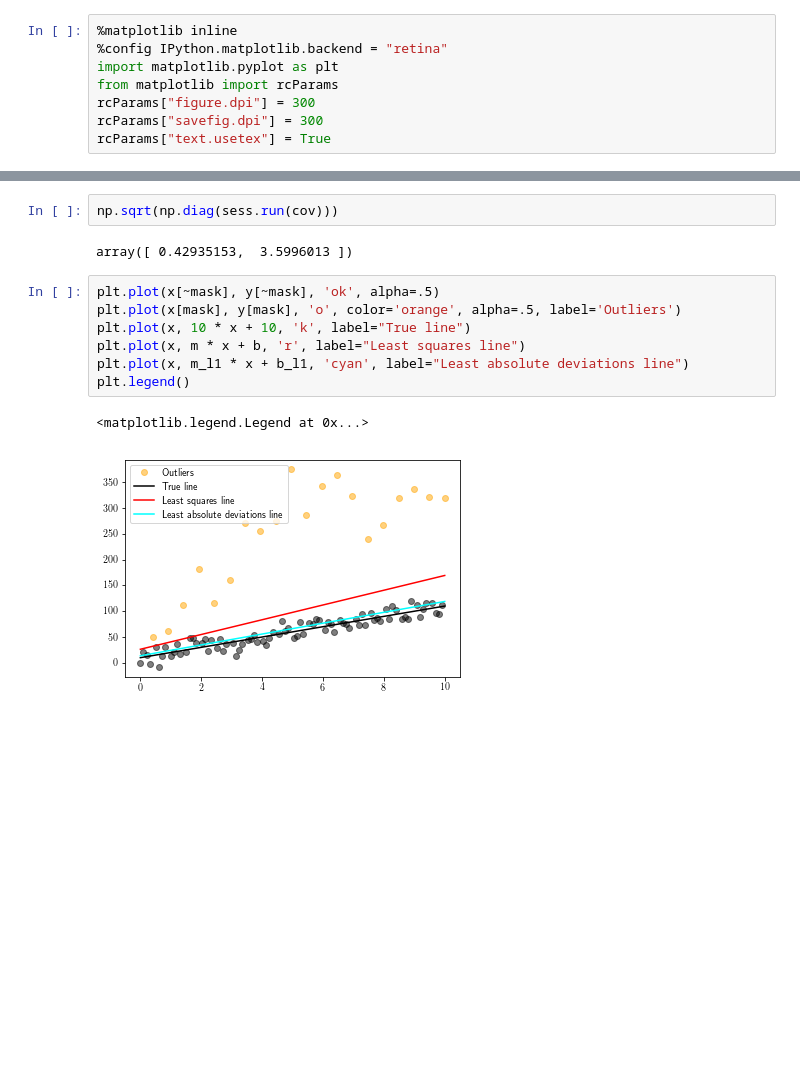
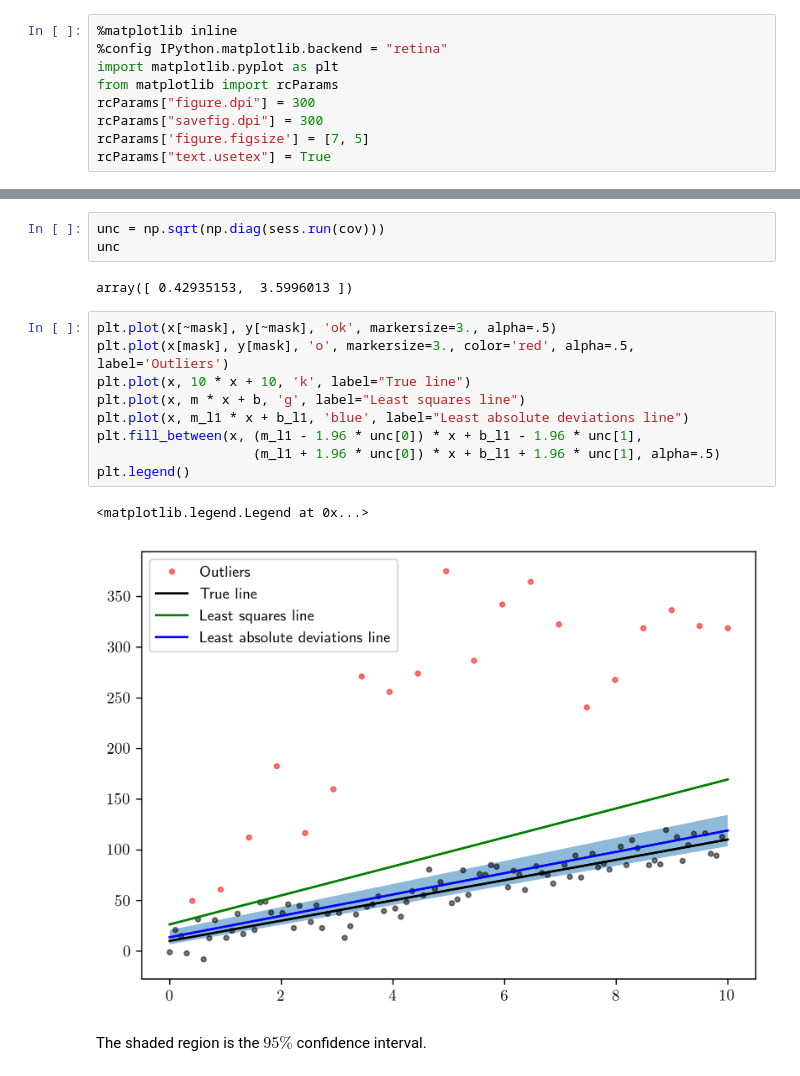
Before and after one commit to mirca/lad, a Jupyter notebook: python/docs/source/ipython_notebooks/getting-started.ipynb, the cells around one changed output, grey strips where cells are left out. Saved outputs shown, nothing was run; the diff lists cells and outputs as text; blank space fills up the shorter version.

```diff
--- a/python/docs/source/ipython_notebooks/getting-started.ipynb
+++ b/python/docs/source/ipython_notebooks/getting-started.ipynb
@@ -9,6 +9,7 @@ import matplotlib.pyplot as plt
 from matplotlib import rcParams
 rcParams["figure.dpi"] = 300
 rcParams["savefig.dpi"] = 300
+rcParams['figure.figsize'] = [7, 5]
 rcParams["text.usetex"] = True
 # %%
 import tensorflow as tf
@@ -77,16 +78,21 @@ m_l1, b_l1
 # %% [markdown]
 The uncertanties on the fitted coefficients are:
 # %%
-np.sqrt(np.diag(sess.run(cov)))
+unc = np.sqrt(np.diag(sess.run(cov)))
+unc
 # %% [output]
 array([ 0.42935153,  3.5996013 ])
 # %%
-plt.plot(x[~mask], y[~mask], 'ok', alpha=.5)
-plt.plot(x[mask], y[mask], 'o', color='orange', alpha=.5, label='Outliers')
+plt.plot(x[~mask], y[~mask], 'ok', markersize=3., alpha=.5)
+plt.plot(x[mask], y[mask], 'o', markersize=3., color='red', alpha=.5, label='Outliers')
 plt.plot(x, 10 * x + 10, 'k', label="True line")
-plt.plot(x, m * x + b, 'r', label="Least squares line")
-plt.plot(x, m_l1 * x + b_l1, 'cyan', label="Least absolute deviations line")
+plt.plot(x, m * x + b, 'g', label="Least squares line")
+plt.plot(x, m_l1 * x + b_l1, 'blue', label="Least absolute deviations line")
+plt.fill_between(x, (m_l1 - 1.96 * unc[0]) * x + b_l1 - 1.96 * unc[1],
+                    (m_l1 + 1.96 * unc[0]) * x + b_l1 + 1.96 * unc[1], alpha=.5)
 plt.legend()
 # %% [output]
 <matplotlib.legend.Legend at 0x...>
-[figure, old version]
+[figure, new version]
+# %% [markdown]
+The shaded region is the $95\%$ confidence interval.
```
Also changed, not shown: parts of 2 cells of this notebook, 1 other file.
